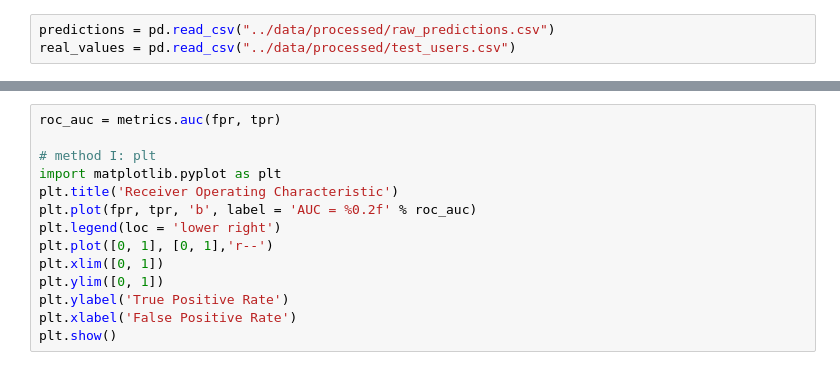
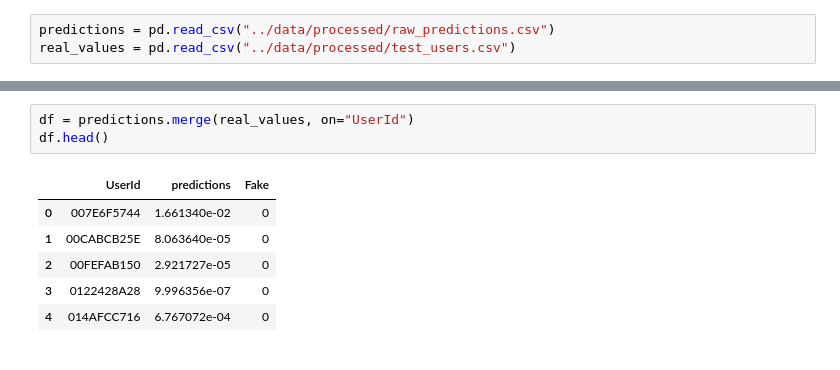
Before and after one commit to tillwf/fake-user-detection, a Jupyter notebook: notebooks/results_exploration.ipynb, the cells around one changed output, grey strips where cells are left out. Cells and saved outputs as stored; diff of their text form.

```diff
--- a/notebooks/results_exploration.ipynb
+++ b/notebooks/results_exploration.ipynb
@@ -23,14 +7,10 @@ df = predictions.merge(real_values, on="")
-# %%
-roc_auc = metrics.auc(fpr, tpr)
-
-# method I: plt
-import matplotlib.pyplot as plt
-plt.title('Receiver Operating Characteristic')
-plt.plot(fpr, tpr, 'b', label = 'AUC = %0.2f' % roc_auc)
-plt.legend(loc = 'lower right')
-plt.plot([0, 1], [0, 1],'r--')
-plt.xlim([0, 1])
-plt.ylim([0, 1])
-plt.ylabel('True Positive Rate')
-plt.xlabel('False Positive Rate')
-plt.show()
+# %%
+df = predictions.merge(real_values, on="UserId")
+df.head()
+# %% [output]
+|  | UserId | predictions | Fake |
+| 0 | 007E6F5744 | 1.661340e-02 | 0 |
+| 1 | 00CABCB25E | 8.063640e-05 | 0 |
+| 2 | 00FEFAB150 | 2.921727e-05 | 0 |
+| 3 | 0122428A28 | 9.996356e-07 | 0 |
+| 4 | 014AFCC716 | 6.767072e-04 | 0 |
```
Also changed, not shown: parts of 2 cells of this notebook, 3 other files.
